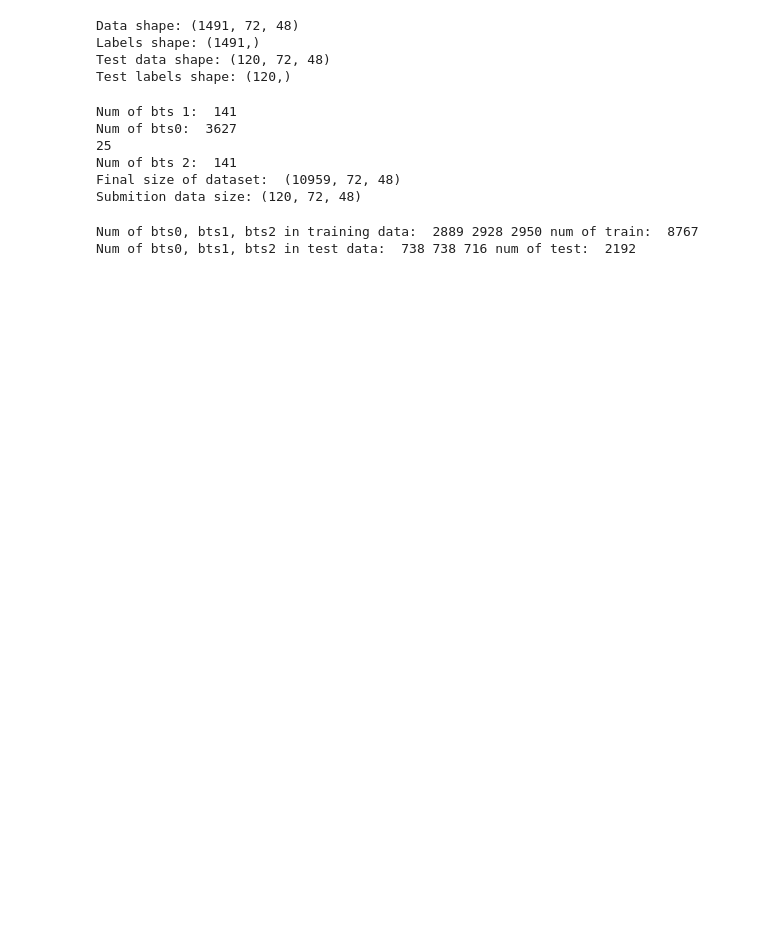
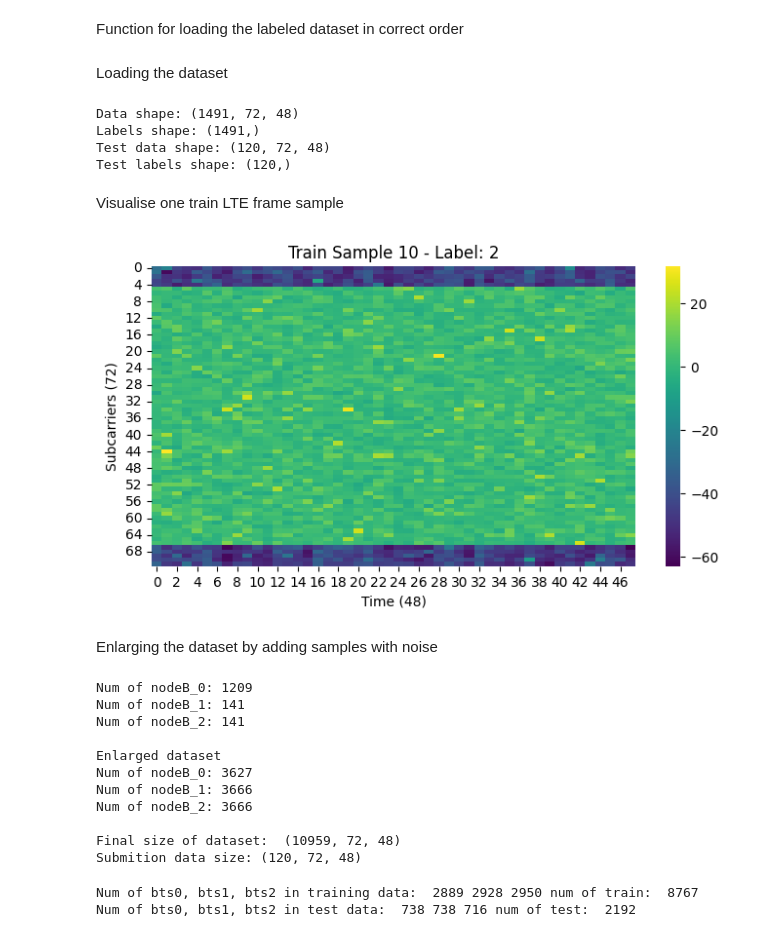
Before and after one commit to TaVodic/MPA-MLF, a Jupyter notebook: Project/project_MT.ipynb, the cells around one changed output. Saved outputs shown, nothing was run; the diff lists cells and outputs as text; code cells hidden in the pictures; blank space fills up the shorter version.

```diff
--- a/Project/project_MT.ipynb
+++ b/Project/project_MT.ipynb
@@ -12,6 +15,8 @@ from keras.layers import Conv2D, MaxPooling2D, Flatten, Dense, Input, BatchNorma
 from sklearn.metrics import ConfusionMatrixDisplay
 from sklearn.metrics import confusion_matrix
 from sklearn.model_selection import train_test_split
+# %% [markdown]
+Function for loading the labeled dataset in correct order
 # %%
 def load_data(dataset_dir, labes_dir):
     # Load the labels
@@ -36,6 +41,8 @@ def load_data(dataset_dir, labes_dir):
     dataset_labels = np.array(labels_list)
 
     return dataset, dataset_labels
+# %% [markdown]
+Loading the dataset
 # %%
 TRAIN_DIR = 'C:/Users/Martin/Documents/REPO/MPA-MLF/Project/MPA-MLF_DATA_NEW/Train/'
 TEST_DIR = 'C:/Users/Martin/Documents/REPO/MPA-MLF/Project/MPA-MLF_DATA_NEW/Test/'
@@ -54,40 +66,58 @@ Data shape: (1491, 72, 48)
 Labels shape: (1491,)
 Test data shape: (120, 72, 48)
 Test labels shape: (120,)
+# %% [markdown]
+Visualise one train LTE frame sample
+# %%
+i = 10
+plt.figure(figsize=(8, 4))
+sns.heatmap(dataset[i], cmap='viridis')
+plt.title(f"Train Sample {i} - Label: {int(dataset_labels[i])}")
+plt.xlabel("Time (48)")
+plt.ylabel("Subcarriers (72)")
+plt.show()
+# %% [output]
+[figure, added]
+# %% [markdown]
+Enlarging the dataset by adding samples with noise
 # %%
+nodeB_0 = dataset[dataset_labels == 0]
+nodeB_1 = dataset[dataset_labels == 1]
+nodeB_2 = dataset[dataset_labels == 2]
+print("Num of nodeB_0:", nodeB_0.shape[0], "\nNum of nodeB_1:", nodeB_1.shape[0], "\nNum of nodeB_2:", nodeB_2.shape[0], "\n")
 
-####### DATA AUGMENTATION ########
-bts_1 = dataset[dataset_labels == 1]
-print("Num of bts 1: ", bts_1.shape[0])
+""" for k in range(2):
+    nodeB_0 = nodeB_0 + np.random.normal(0, 1, (nodeB_0.shape[0], nodeB_0.shape[1], nodeB_0.shape[2]))
+    dataset = np.append(dataset, nodeB_0, 0)
+    dataset_labels = np.append(dataset_labels, np.zeros(nodeB_0.shape[0]))
 
-bts_0 = dataset[dataset_labels == 0]
-for k in range(2):
-    bts_0 = bts_0 + np.random.normal(0, 3+k, (bts_0.shape[0], bts_0.shape[1], bts_0.shape[2])) #adding AWGN
-    dataset = np.append(dataset, bts_0, 0)
-    dataset_labels = np.append(dataset_labels, np.zeros(bts_0.shape[0]))
-num_of_bts0 = np.count_nonzero(dataset_labels == 0)
-print("Num of bts0: ", num_of_bts0)
-print(num_of_bts0//bts_1.shape[0])
+N_nodeB_0 = np.count_nonzero(dataset_labels == 0)
 
-for k in range(num_of_bts0//bts_1.shape[0]):
-    bts_1 = bts_1 + np.random.normal(0, 3+k//3, (bts_1.shape[0], bts_1.shape[1], bts_1.shape[2])) #adding AWGN
-    dataset = np.append(dataset, bts_1, 0)
-    dataset_labels = np.append(dataset_labels, np.ones(bts_1.shape[0]))
+for k in range(N_nodeB_0//nodeB_1.shape[0]):
+    nodeB_1 = nodeB_1 + np.random.normal(0, 1+k/(N_nodeB_0//nodeB_1.shape[0]), (nodeB_1.shape[0], nodeB_1.shape[1], nodeB_1.shape[2]))
+    dataset = np.append(dataset, nodeB_1, 0)
+    dataset_labels = np.append(dataset_labels, np.ones(nodeB_1.shape[0]))
 
-bts_2 = dataset[dataset_labels == 2]
-print("Num of bts 2: ", bts_2.shape[0] )
-for k in range(num_of_bts0//bts_2.shape[0]):
-    bts_2 = bts_2 + np.random.normal(0, 3+k//3, (bts_2.shape[0], bts_2.shape[1], bts_2.shape[2])) #adding AWGN
-    dataset = np.append(dataset, bts_2, 0)
-    dataset_labels = np.append(dataset_labels, 2 * np.ones(bts_2.shape[0]))
+for k in range(N_nodeB_0//nodeB_2.shape[0]):
+    nodeB_2 = nodeB_2 + np.random.normal(0, 1+k/(N_nodeB_0//nodeB_1.shape[0]), (nodeB_2.shape[0], nodeB_2.shape[1], nodeB_2.shape[2]))
+    dataset = np.append(dataset, nodeB_2, 0)
+    dataset_labels = np.append(dataset_labels, 2 * np.ones(nodeB_2.shape[0])) """
+
+print("Enlarged dataset")
+print("Num of nodeB_0:", np.count_nonzero(dataset_labels == 0), "\nNum of nodeB_1:", np.count_nonzero(dataset_labels == 1), "\nNum of nodeB_2:", np.count_nonzero(dataset_labels == 2), "\n")
 
 print("Final size of dataset: ", dataset.shape)
 print("Submition data size:", submition_data.shape)
 # %% [output]
-Num of bts 1:  141
-Num of bts0:  3627
-25
-Num of bts 2:  141
+Num of nodeB_0: 1209
+Num of nodeB_1: 141
+Num of nodeB_2: 141
+
+Enlarged dataset
+Num of nodeB_0: 3627
+Num of nodeB_1: 3666
+Num of nodeB_2: 3666
+
 Final size of dataset:  (10959, 72, 48)
 Submition data size: (120, 72, 48)
 # %%
```
Also changed, not shown: parts of 7 cells of this notebook, 2 other files.
